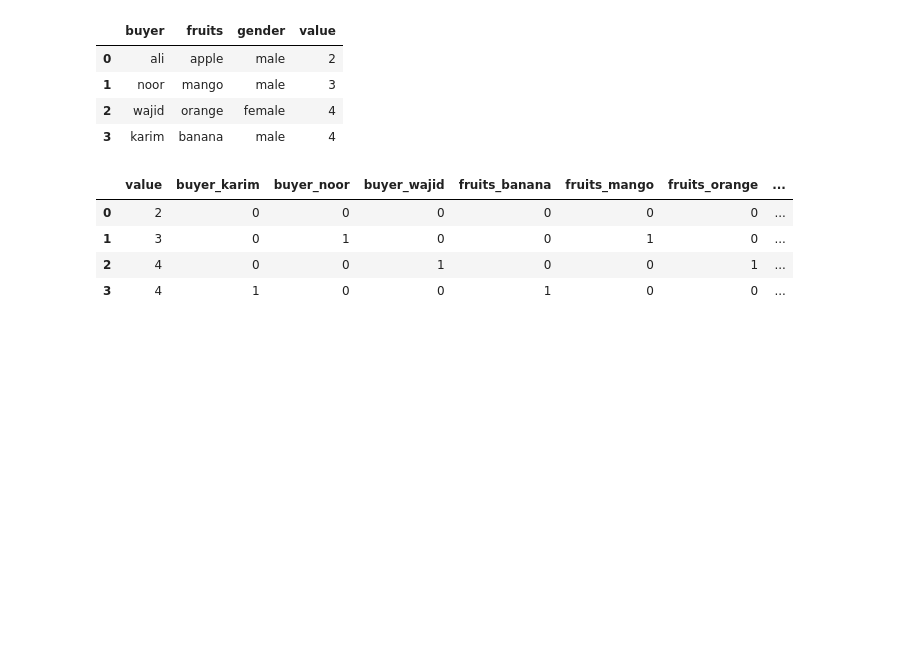
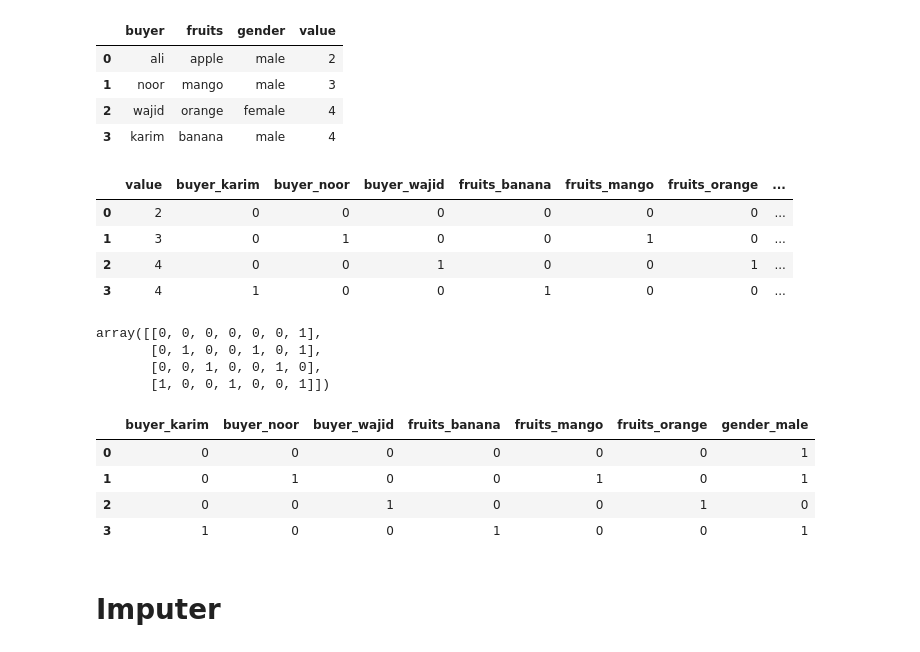
Before and after one commit to Dhe-Reigner/sk-learn, a Jupyter notebook: sci.ipynb, the cells around one changed output. Drawn from its saved outputs; the diff is of its cells as text; code cells hidden in the pictures; blank space fills up the shorter version.

```diff
--- a/sci.ipynb
+++ b/sci.ipynb
@@ -788,3 +784,26 @@ pd.get_dummies(data=df, columns=['buyer', 'fruits', 'gender'],dtype=int, drop_fi
 # When sparse=True, the encoded output is returned as a sparse matrix, while sparse=False returns a dense matrix
 # %%
 from sklearn.preprocessing import OneHotEncoder
+# %%
+ohe = OneHotEncoder(drop = 'first', dtype=int, sparse_output=False)
+# %%
+df_trf = ohe.fit_transform(df[['buyer', 'fruits', 'gender']])
+# %%
+df_trf
+# %% [output]
+array([[0, 0, 0, 0, 0, 0, 1],
+       [0, 1, 0, 0, 1, 0, 1],
+       [0, 0, 1, 0, 0, 1, 0],
+       [1, 0, 0, 1, 0, 0, 1]])
+# %%
+cols = ohe.get_feature_names_out()
+# %%
+pd.DataFrame(data=df_trf, columns=cols)
+# %% [output]
+|  | buyer_karim | buyer_noor | buyer_wajid | fruits_banana | fruits_mango | fruits_orange | gender_male |
+| 0 | 0 | 0 | 0 | 0 | 0 | 0 | 1 |
+| 1 | 0 | 1 | 0 | 0 | 1 | 0 | 1 |
+| 2 | 0 | 0 | 1 | 0 | 0 | 1 | 0 |
+| 3 | 1 | 0 | 0 | 1 | 0 | 0 | 1 |
+# %% [markdown]
+# Imputer
```
Also changed, not shown: parts of 25 cells of this notebook, 2 other files.
